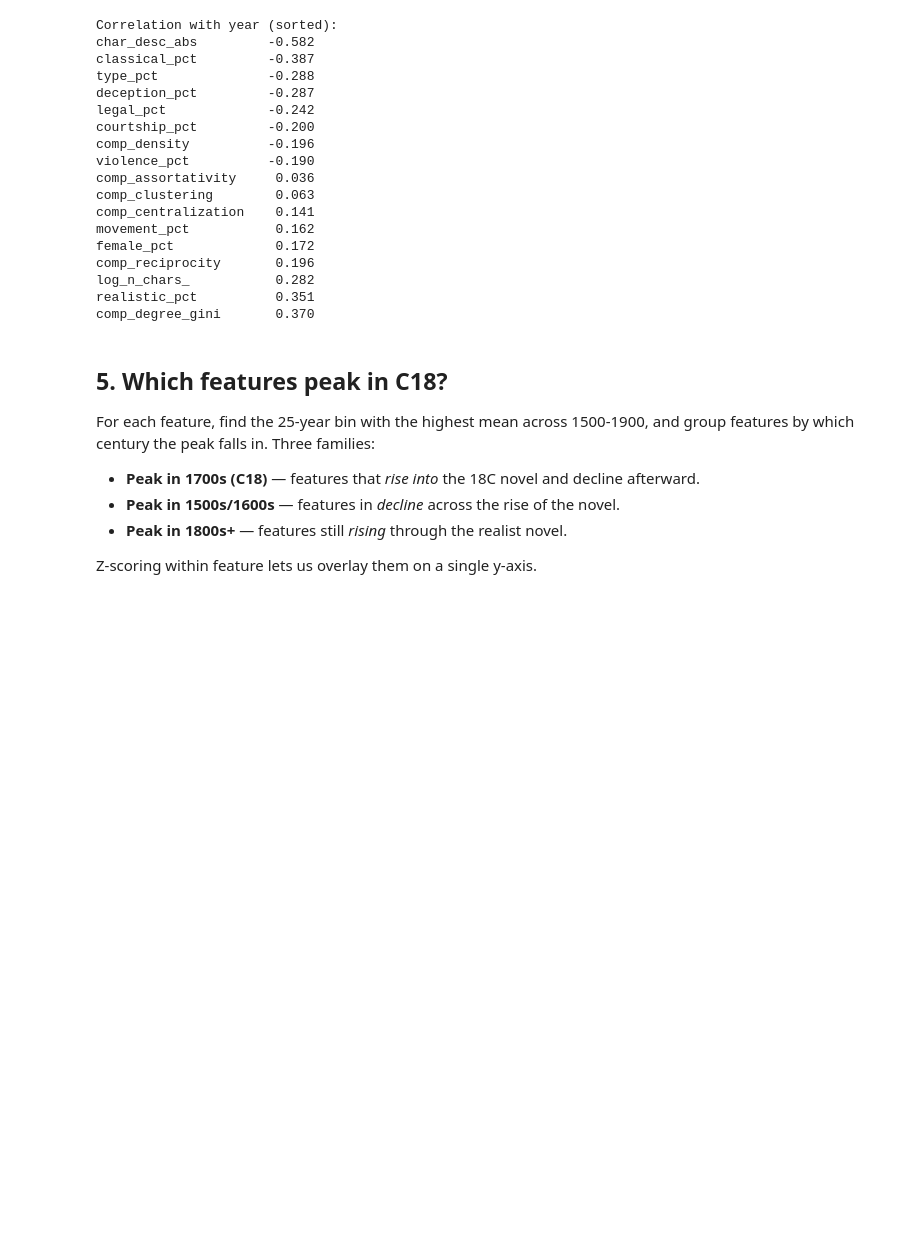
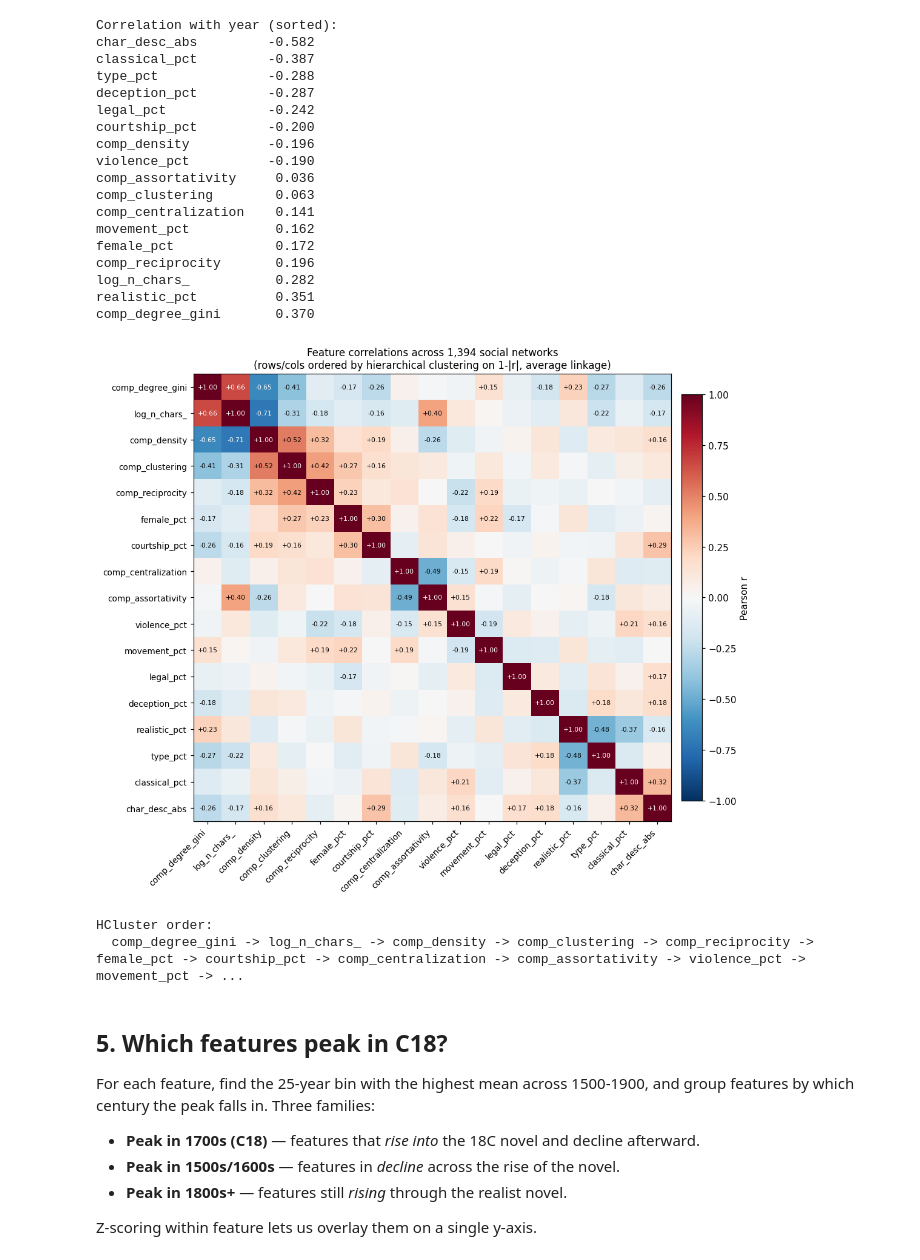
Before and after one commit to quadrismegistus/abstraction, a Jupyter notebook: notebooks/15-character-naming.ipynb, the cells around one changed output. Saved outputs shown, nothing was run; the diff lists cells and outputs as text; code cells hidden in the pictures; blank space fills up the shorter version.

```diff
--- a/notebooks/15-character-naming.ipynb
+++ b/notebooks/15-character-naming.ipynb
@@ -311,6 +311,47 @@ comp_reciprocity       0.196
 log_n_chars_           0.282
 realistic_pct          0.351
 comp_degree_gini       0.370
+# %%
+# Hierarchical clustering on the same correlation matrix.
+# Distance = 1 - |r| so strongly anti-correlated features cluster together
+# with strongly correlated ones (both signal "feature pair varies in tandem,
+# just opposite signs"). Average linkage keeps the dendrogram interpretable.
+
+from scipy.cluster.hierarchy import linkage, leaves_list
+from scipy.spatial.distance import squareform
+
+M_full = df[feat_corr].corr()
+D = 1 - np.abs(M_full.values)
+np.fill_diagonal(D, 0)
+Z = linkage(squareform(D, checks=False), method='average')
+order_hc = [feat_corr[i] for i in leaves_list(Z)]
+M_hc = M_full.loc[order_hc, order_hc]
+
+fig, ax = plt.subplots(figsize=(10, 8.5))
+im = ax.imshow(M_hc.values, cmap='RdBu_r', vmin=-1, vmax=1, aspect='auto')
+ax.set_xticks(range(len(order_hc)))
+ax.set_yticks(range(len(order_hc)))
+ax.set_xticklabels(order_hc, rotation=45, ha='right', fontsize=9)
+ax.set_yticklabels(order_hc, fontsize=9)
+for i in range(len(order_hc)):
+    for j in range(len(order_hc)):
+        v = M_hc.values[i, j]
+        if abs(v) >= 0.15:
+            ax.text(j, i, f'{v:+.2f}', ha='center', va='center',
+                    color='white' if abs(v) > 0.55 else 'black', fontsize=7)
+fig.colorbar(im, ax=ax, fraction=0.04, pad=0.02, label='Pearson r')
+ax.set_title('Feature correlations across 1,394 social networks\n(rows/cols ordered by hierarchical clustering on 1-|r|, average linkage)',
+             fontsize=11)
+fig.tight_layout()
+fig.savefig('../figures/sn_feature_correlation_hclust.png', bbox_inches='tight')
+fig.savefig(os.path.join(DROPBOX_FIGS, 'sn_feature_correlation_hclust.png'),
+            bbox_inches='tight', dpi=300)
+plt.show()
+print(f'\nHCluster order:\n  {" -> ".join(order_hc)}')
+# %% [output]
+[figure, added]
+HCluster order:
+  comp_degree_gini -> log_n_chars_ -> comp_density -> comp_clustering -> comp_reciprocity -> female_pct -> courtship_pct -> comp_centralization -> comp_assortativity -> violence_pct -> movement_pct -> ...
 # %% [markdown]
 ## 5. Which features peak in C18?
 
```
Also changed, not shown: parts of 1 cell of this notebook, 1 other file.
